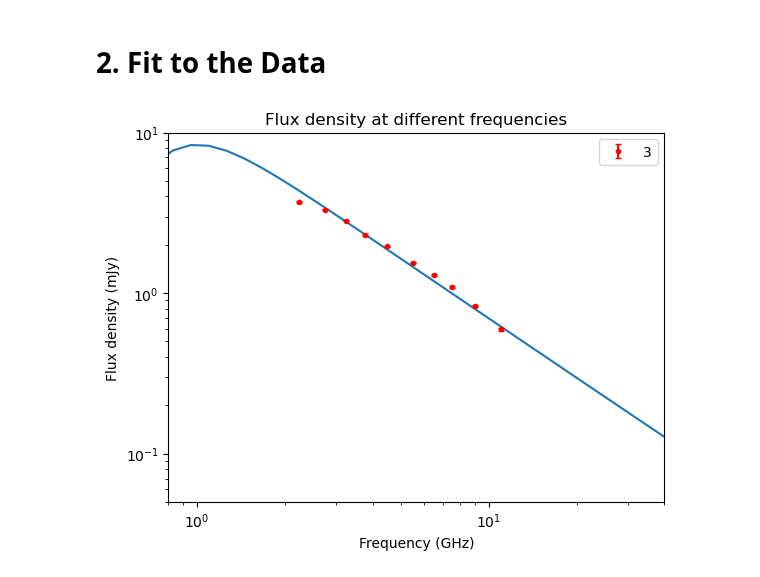
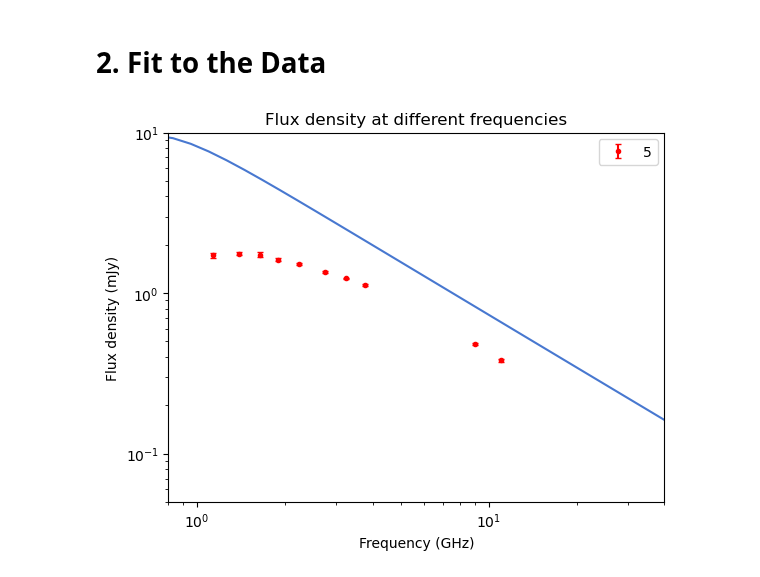
Before and after one commit to Camachoadri/JAEICU2024, a Jupyter notebook: TDE AT2019azh/TDE AT2019azh.ipynb, the cells around one changed output. Cells and saved outputs as stored; diff of their text form; code cells hidden in the pictures.

```diff
--- a/TDE AT2019azh/TDE AT2019azh.ipynb
+++ b/TDE AT2019azh/TDE AT2019azh.ipynb
@@ -4,6 +4,8 @@ import matplotlib.pyplot as plt
 import scipy
 import os
 from datetime import date
+#Addign a progress bar to iterations
+from tqdm import tqdm
 
 #gamma function and integration
 from scipy import special, optimize
@@ -28,7 +30,14 @@ from astropy import constants as const
 #Importing the constant that will be needed
 from astropy.constants import c, k_B, m_e, e
 
+#Colors and ratios for graphs
+import seaborn as sns
 golden = (1 + 5 ** 0.5) / 2
+sns.set_palette("muted")
+colors = sns.color_palette("muted")
+colors_dark = sns.color_palette("bright")
+colors_dark.append('turquoise')
+colors_dark.append('navy')
 # %% [markdown]
 # Data selection
 # %% [markdown]
@@ -46,3 +55,13 @@ data_rec.rename_column('Flux density (uJy)', 'Flux density (mJy)')
 data_rec.rename_column('Flux density error (uJy)', 'Flux density error (mJy)')
 # %% [markdown]
 Let's make a plot to visualize the data.
+# %%
+days=sorted(list(set(list(data_rec['Days since detection']))))[1:]
+#Go thrught the list and if 2 epoch are at least 7 days close merge them into the first one
+for i in np.arange(1, len(days)):
+    if (days[i] - days[i-1]) <= 7:
+        #Change the value of the second epoch to the first in data_rec
+        data_rec['Days since detection']=np.where(data_rec['Days since detection']==days[i], days[i-1], data_rec['Days since detection'])
+        print((days[i]))
+
+days=sorted(list(set(list(data_rec['Days since detection']))))[1:]
@@ -331,13 +413,17 @@ R=np.ones(num_times)
 #Ussually p is fixed but GoodWing argue that for this TDE it is observed that it is not
 p=np.ones(num_times)
 
-B[4]= (0.04*u.G).value
-R[4]= (7e17*u.cm).value
-p[4]=3.2
+B[5]= (0.04*u.G).value
+R[5]= (7e17*u.cm).value
+p[5]=3.2
 
-B[3]= (0.07*u.G).value
-R[3]= (5e17*u.cm).value
-p[3]=3.5
+B[4]= (0.07*u.G).value
+R[4]= (5e17*u.cm).value
+p[4]=3.5
+
+B[3]= (0.08*u.G).value
+R[3]= (9.5e16*u.cm).value
+p[3]=2.6
 
 B[2]= (0.08*u.G).value
 R[2]= (9.5e16*u.cm).value
@@ -345,35 +431,35 @@ p[2]=2.6
 
 B[1]= (0.35*u.G).value
 R[1]= (1.85e16*u.cm).value
 p[1]=2.9
 
 B[0]= (0.4*u.G).value
 R[0]= (1.4e16*u.cm).value
 p[0]=2.7
 
 #Since this amgnitudes have quite different values (orders of magnitude) we give them to the functions as teh log
 B= np.log10(B)
 R= np.log10(R)
 
 #select date
-i=3
+i=5
 F= FluxatTSynch(freqcont*1e9 , R[i], p[i], B[i], distance, F0, alpha)
 plt.plot(freqcont, F)
 plt.errorbar(date_list[i][0], date_list[i][1], yerr=  date_list[i][2],fmt= '.',capsize= 2 , c='red',
              zorder=8, label= f'{i}')
 
 
 plt.yscale('log')
 plt.xscale('log')
 plt.xlabel(f"Frequency (GHz)")
 plt.ylabel(f'Flux density (mJy)')
 plt.title('Flux density at different frequencies')
 plt.legend()
 plt.xlim(left=0.8, right= 40)
 plt.ylim(bottom=0.5e-1, top=10)
 plt.show()
 # %% [output]
-[figure, old version]
+[figure, new version]
 # %%
 def leastsq_function(params, *args):
     """
```
Also changed, not shown: parts of 5 cells of this notebook.
